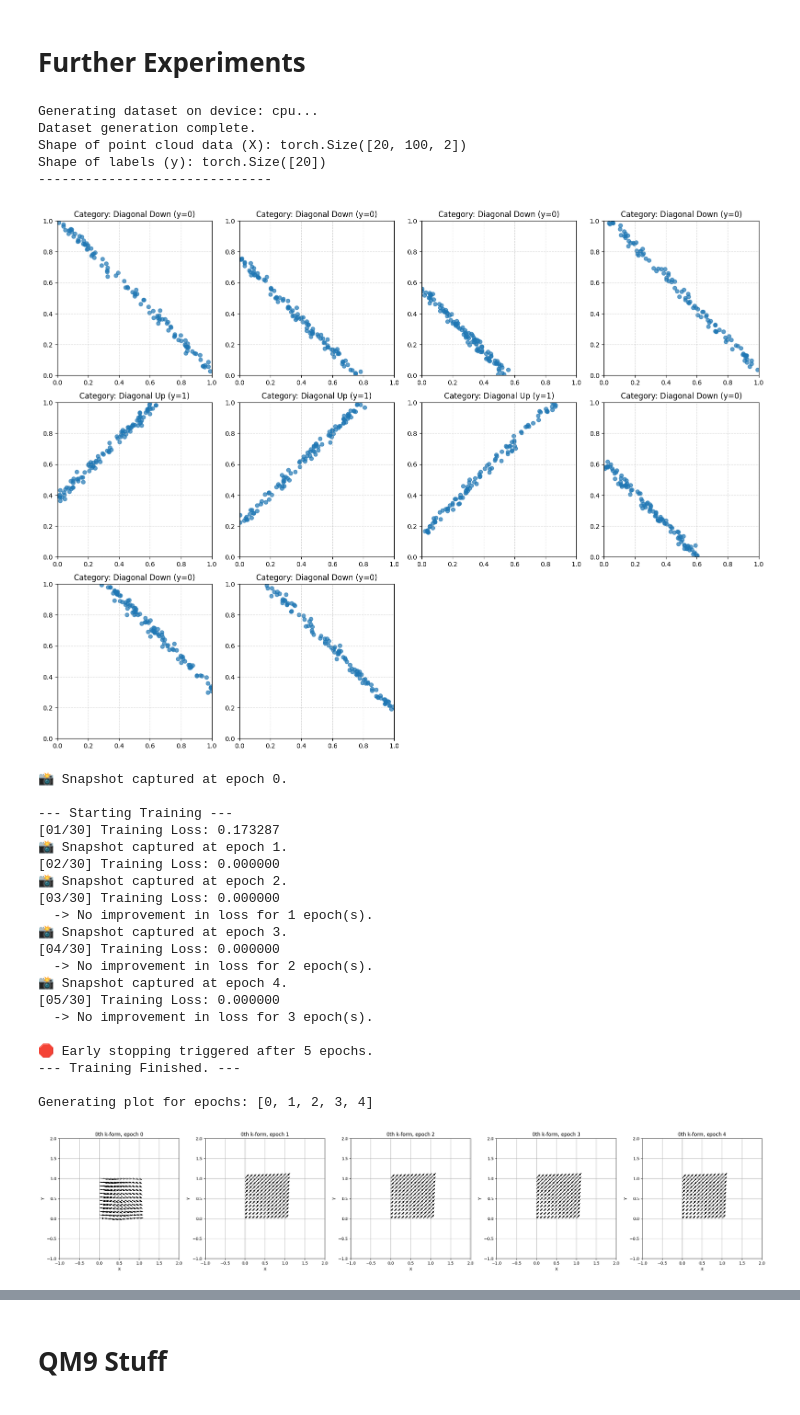
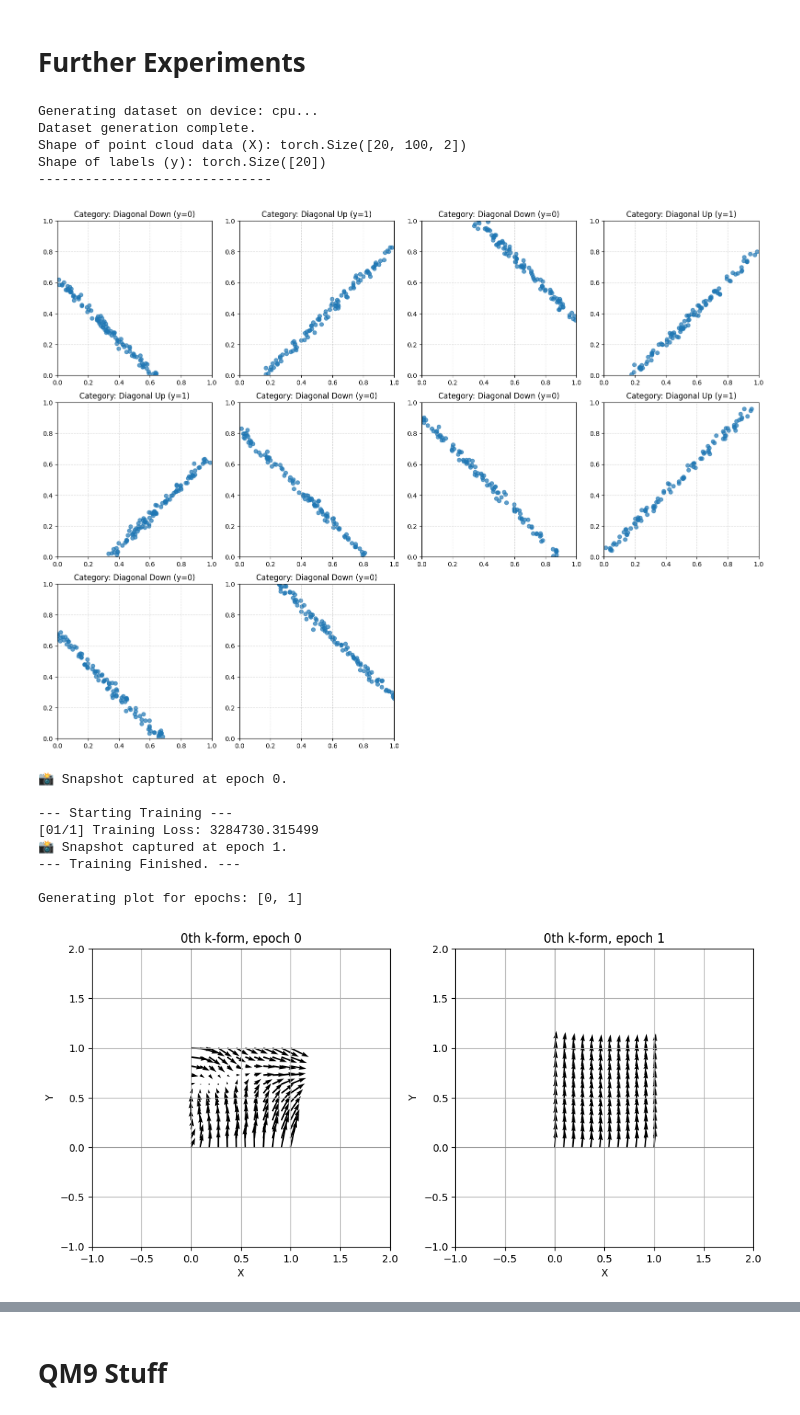
Before and after one commit to btrentini/k-forms, a Jupyter notebook: DiffForms.ipynb, the cells around one changed output, grey strips where cells are left out. Drawn from its saved outputs; the diff is of its cells as text; code cells hidden in the pictures.

```diff
--- a/DiffForms.ipynb
+++ b/DiffForms.ipynb
@@ -42,6 +42,8 @@ X = torch.tensor(X_np, dtype=torch.float32)
 def compute_heat_kernel(X, k_NN):
   p, n = X.shape
   # Step 2: k-NN graph
+  if p-1 < k_NN:
+    k_NN = p - 1
   nbrs = NearestNeighbors(n_neighbors=k_NN + 1).fit(X)  # +1 includes the point itself
   distances, indices = nbrs.kneighbors(X)
 
@@ -285,15 +287,25 @@ class Kgrams(nn.Module):
             nn.Linear(hidden_dim, n_classes)
         )
 
-    def forward(self, PG, P):
+    def forward(self, PG, P, mask=None):
       if P.shape[1] == 0:
-         return torch.zeros((P.shape[0], self.l,self.l))
+        return torch.zeros((P.shape[0], self.l,self.l))
       w = self.diffnet(P)
       # TODO: DRAGONS LIVE HERE. Review.
       # b --> Is this the thing?
+    #   kgram = torch.einsum("...pcl, ...pcb, ...pbj -> ...plj", w, PG, w)[...,mask,:,:]
       kgram = torch.einsum("...pcl, ...pcb, ...pbj -> ...plj", w, PG, w)
-      pcreps = torch.sum(kgram, dim=1) # sums only for PC classification
-      # p_classes = self.classhead(pcreps)
+      if mask is not None:
+        if torch.all(mask == False):
+          kgram = torch.zeros_like(kgram)
+        else:
+          kgram = kgram[..., mask[-1], :, :]
+
+      # dim = kgram.ndim - 4
+      dim = -3 # Fix this
+      #print(f"kgram shape: {kgram.shape}, mask_nontrivial: {torch.sum(mask) if mask is not None else None}")
+      pcreps = torch.sum(kgram, dim=dim) # sums only for PC classification
+      # p_classes = self.classhead(pcreps)++
       dia = torch.diagonal(pcreps, dim1 = -1, dim2 = -2)
       return dia
 
@@ -561,5 +573,7 @@ Visualizing 8 random examples from the dataset...
 # %%
 def geometrify_point_cloud(X, k):
+  if X.shape[0] == 0:
+    return None
   L = compute_laplacian(X)
   dpdp = dpdp_lookup_matrix(L, X)
   n = X.shape[1]
@@ -622,7 +616,7 @@ optimizer = torch.optim.Adam(model.parameters(), lr=1e-1)
 # loss_fn = torch.nn.BCEWithLogitsLoss()
 loss_fn = torch.nn.CrossEntropyLoss()
 # %%
-N_EPOCHS = 30
+N_EPOCHS = 1
 
 for epoch in range(1, N_EPOCHS + 1):
     model.train()
@@ -634,6 +628,8 @@ for epoch in range(1, N_EPOCHS + 1):
 
         optimizer.zero_grad()
         outputs = model(feats[0], feats[1])
+        print(feats[0].shape, feats[1].shape)
+        print(outputs.shape, labels.shape)
         loss    = loss_fn(outputs, labels)
         loss.backward()
         optimizer.step()
@@ -772,7 +757,7 @@ optimizer = torch.optim.Adam(model.parameters(), lr=1e-1)
 loss_fn = torch.nn.CrossEntropyLoss()
 
 # ──────────────────────────────────── Configuration ────────────────────────────
-N_EPOCHS         = 30
+N_EPOCHS         = 1
 # Define the exact epochs you want to see
 EPOCHS_TO_PLOT   = {0, 1, 2, 3, 4, 5, 6, 7, 8, 9, 10, 12, 24, 30}
 k_form_selection = 0
@@ -888,49 +873,37 @@ def plot_specific_snapshots(snapshots: list):
                   angles='xy', scale_units='xy')
 
         # Apply styling to the subplot axis 'ax'
         ax.grid(True)
         ax.set_xlabel('X')
         ax.set_ylabel('Y')
         ax.set_title(f'{k_form_selection}th k-form, epoch {epoch}')
         ax.set_xlim(U.min() - 1, U.max() + 1)
         ax.set_ylim(V.min() - 1, V.max() + 1)
         ax.axhline(0, color='gray', linewidth=0.5)
         ax.axvline(0, color='gray', linewidth=0.5)
         ax.set_aspect('equal', adjustable='box')
 
     fig.tight_layout()
     plt.show()
 
 # Generate the plot with the selected snapshots
 plot_specific_snapshots(snapshots=k_form_snapshots)
 # %% [output]
 Generating dataset on device: cpu...
 Dataset generation complete.
 Shape of point cloud data (X): torch.Size([20, 100, 2])
 Shape of labels (y): torch.Size([20])
 ------------------------------
-[figure, old version]
+[figure, new version]
 📸 Snapshot captured at epoch 0.
 
 --- Starting Training ---
-[01/30] Training Loss: 0.173287
+[01/1] Training Loss: 3284730.315499
 📸 Snapshot captured at epoch 1.
-[02/30] Training Loss: 0.000000
-📸 Snapshot captured at epoch 2.
-[03/30] Training Loss: 0.000000
-  -> No improvement in loss for 1 epoch(s).
-📸 Snapshot captured at epoch 3.
-[04/30] Training Loss: 0.000000
-  -> No improvement in loss for 2 epoch(s).
-📸 Snapshot captured at epoch 4.
-[05/30] Training Loss: 0.000000
-  -> No improvement in loss for 3 epoch(s).
-
-🛑 Early stopping triggered after 5 epochs.
 --- Training Finished. ---
 
-Generating plot for epochs: [0, 1, 2, 3, 4]
+Generating plot for epochs: [0, 1]
-[figure, old version]
+[figure, new version]
 # %%
 import math
 import numpy as np
```
Also changed, not shown: parts of 16 cells of this notebook, 2 other files.
